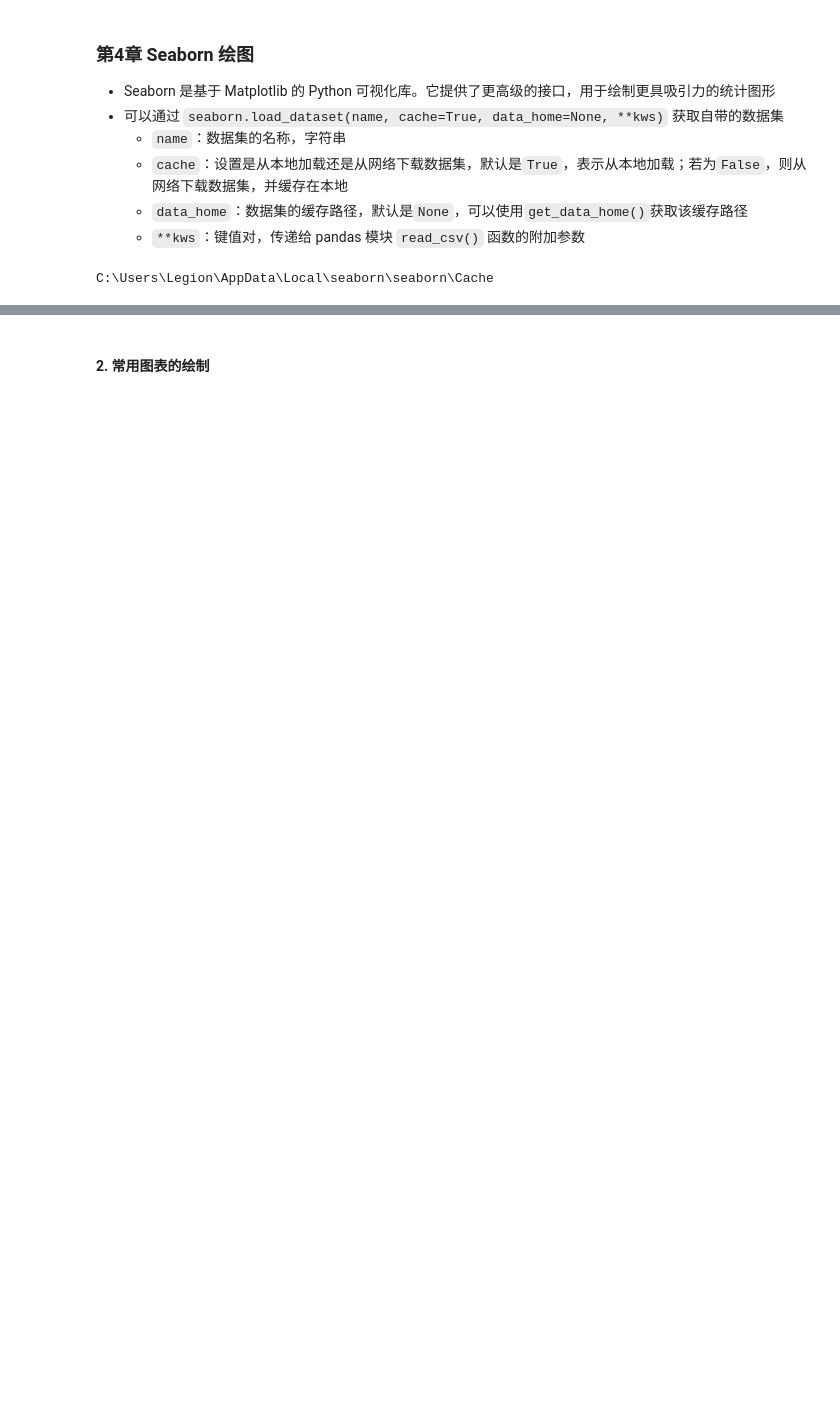
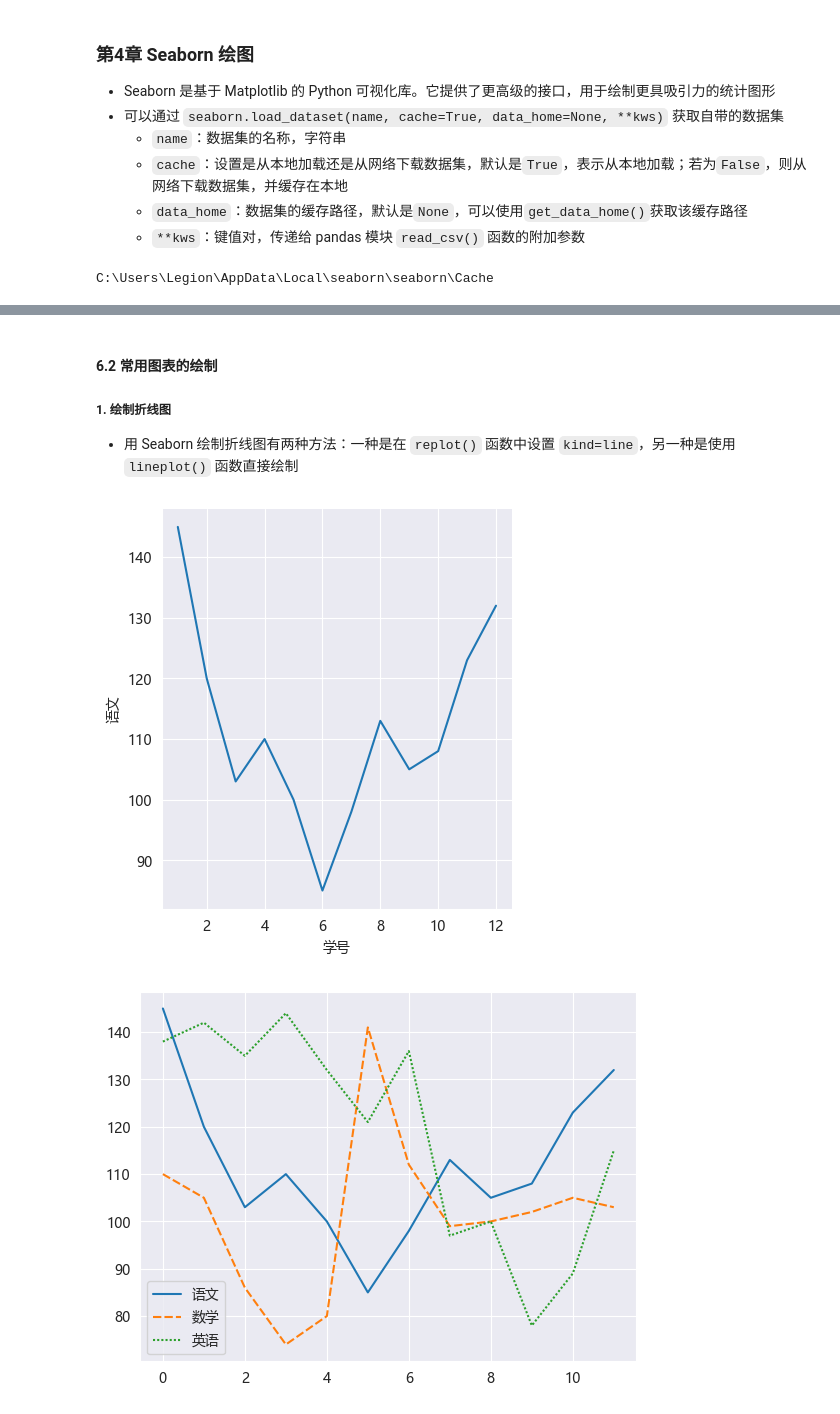
Before and after one commit to MercuryHaipeng/Python-Visualization-Tutorial, a Jupyter notebook: Chapter 4/4-1.ipynb, the cells around one changed output, grey strips where cells are left out. Cells and saved outputs as stored; diff of their text form; code cells hidden in the pictures; blank space fills up the shorter version.

```diff
--- a/Chapter 4/4-1.ipynb
+++ b/Chapter 4/4-1.ipynb
@@ -26,4 +26,26 @@ C:\Users\Legion\AppData\Local\seaborn\seaborn\Cache
     - `sns.despine(left=True)`: 只移除左侧边框，常与 `sns.set_sytle("whitegrid")` 结合使用
     - `sns.despine(fig=None, ax=None, top=True, right=True, left=True, bottom=True, offset=None, trim=False)`: 移除指定边框
 # %% [markdown]
-#### 2. 常用图表的绘制
+#### 6.2 常用图表的绘制
+##### 1. 绘制折线图
+- 用 Seaborn 绘制折线图有两种方法：一种是在 `replot()` 函数中设置 `kind=line`，另一种是使用 `lineplot()` 函数直接绘制
+# %%
+import pandas as pd
+import matplotlib.pyplot as plt
+import seaborn as sns
+
+sns.set_style("darkgrid")  # 灰色网格
+plt.rcParams["font.sans-serif"] = ["Microsoft YaHei"]  # 解决中文乱码
+df = pd.read_excel("../datas/data5.xlsx")  # 读取Excel文件
+# fig, axes  = plt.subplots(nrows=1, ncols=2, figsize=(10,5))  # 创建子图
+
+sns.relplot(x="学号", y="语文", kind="line", data=df)  # 绘制折线图
+plt.subplots_adjust(left=0.2, right=0.9, top=0.9, bottom=0.1)  # 调整子图布局
+plt.show()
+
+dfs = [df["语文"], df["数学"], df["英语"]]
+sns.lineplot(data=dfs)  # 绘制折线图
+plt.show()
+# %% [output]
+[figure, added]
+[figure, added]
```
Also changed, not shown: parts of 17 cells of this notebook, 55 other files.
